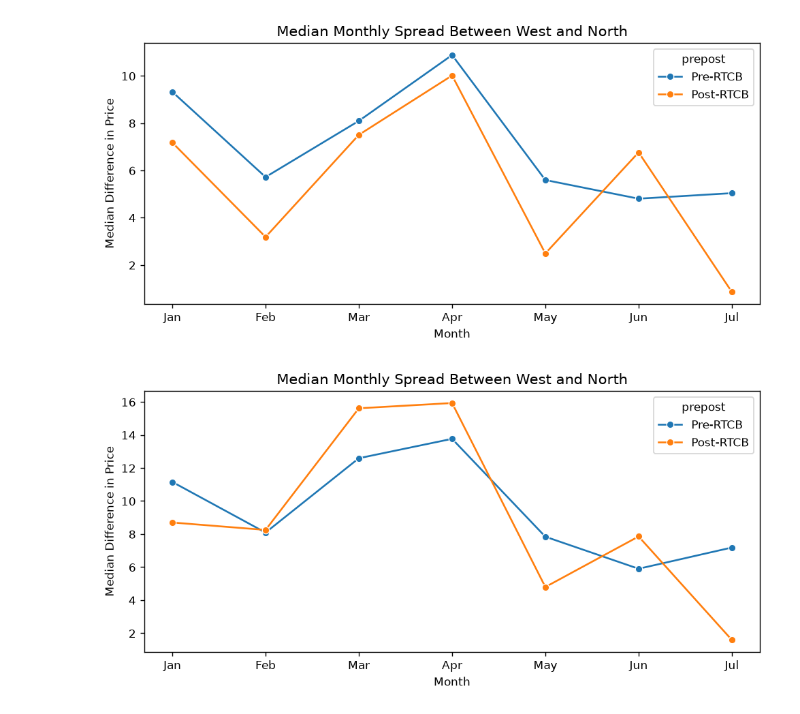
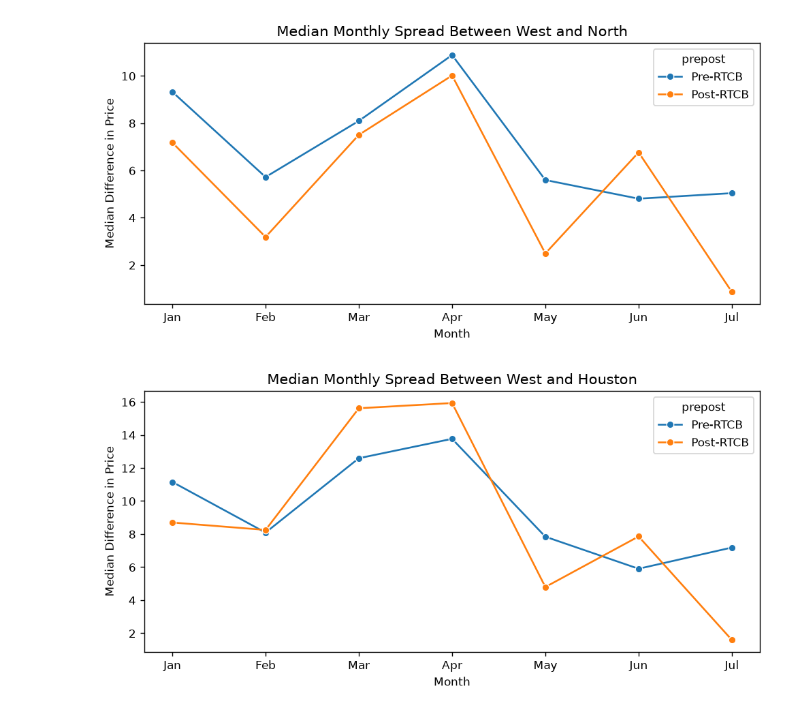
Before and after one commit to ogarz/artifex_quarto, a Jupyter notebook: projects/ercot_analysis.ipynb, the cells around one changed output. Drawn from its saved outputs; the diff is of its cells as text; code cells hidden in the pictures.

```diff
--- a/projects/ercot_analysis.ipynb
+++ b/projects/ercot_analysis.ipynb
@@ -149,32 +149,32 @@ plt.show()
 ercot_plot_houston = (
     ercot.pivot(index = ["time_utc"], columns = "spn", values = "price").reset_index()
     .assign(wdiff = lambda x: abs(x["LZ_WEST"] - x["LZ_HOUSTON"]),
      month = lambda x: x["time_utc"].dt.month,
      prepost = lambda x: np.where(x["time_utc"] < pd.Timestamp("12-05-2025"), "Pre-RTCB", "Post-RTCB"))
     .query("month <= 7")
     .groupby(["month", "prepost"], as_index = False)
     .agg(ew = ("wdiff", lambda x: x.median()))
 
 )
 
 fig, ax4 = plt.subplots(figsize=(8, 4))
 
 sns.lineplot(
         data = ercot_plot_houston,
         x = "month",
         y = "ew",
         hue = "prepost",
         hue_order=  ["Pre-RTCB", "Post-RTCB"],
         marker = "o",
         ax = ax4
     )
 
-ax4.set_title("Median Monthly Spread Between West and North")
+ax4.set_title("Median Monthly Spread Between West and Houston")
 ax4.set_ylabel("Median Difference in Price")
 ax4.set_xlabel("Month")
 ax4.set_xticks([1, 2, 3, 4, 5, 6, 7], ['Jan', 'Feb', 'Mar', 'Apr', 'May', 'Jun', 'Jul'])
 
 plt.tight_layout()
 plt.show()
 # %% [output]
-[figure, old version]
+[figure, new version]
```
